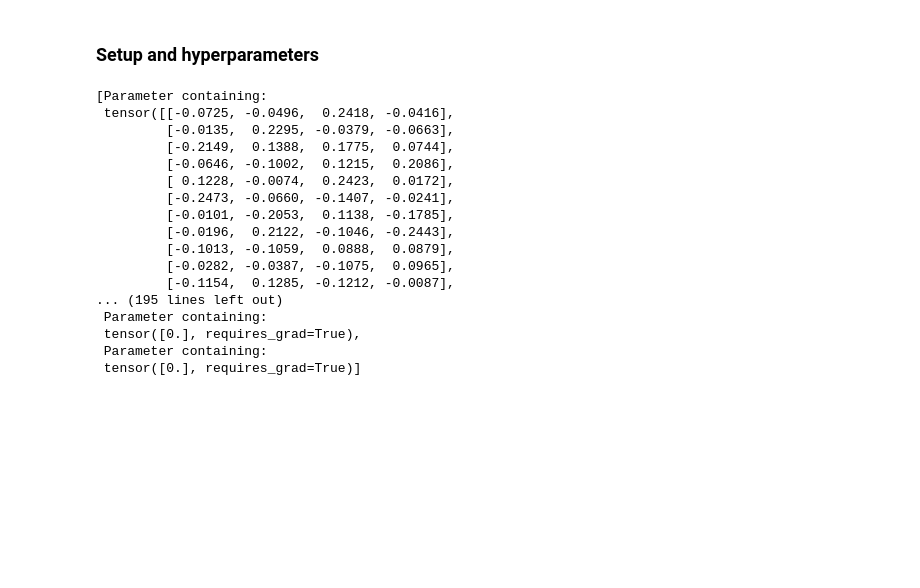
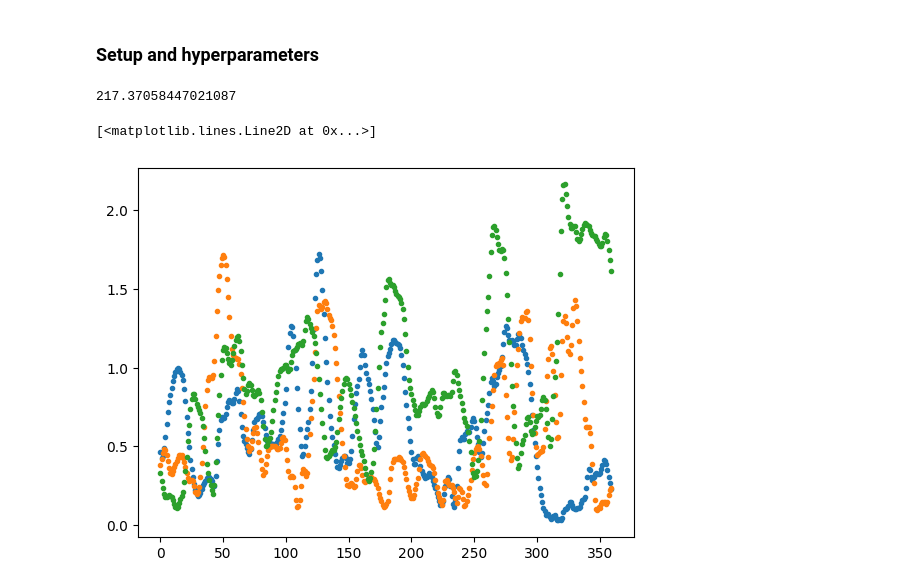
Before and after one commit to commaai/controls_challenge, a Jupyter notebook: PPO_control/experiment.ipynb, the cells around one changed output. Cells and saved outputs as stored; diff of their text form; code cells hidden in the pictures; blank space fills up the shorter version.

```diff
--- a/PPO_control/experiment.ipynb
+++ b/PPO_control/experiment.ipynb
@@ -162 +175,5 @@ sim_rollout = partial(episode_rollout, tinyphysicsmodel, data_paths, experience_
+# %%
+total_cost
+# %% [output]
+217.37058447021087
 # %%
@@ -171,24 +189,25 @@ sim = TinyPhysicsSimulator(tinyphysicsmodel, [df], controller=controller, episod
 lat_cost, jerk_cost, total_cost = sim.rollout()
-# %%
-list(policy_model.feature_lstm.parameters()) + list(policy_model.actor.parameters()) + [policy_model.log_std]
-# %% [output]
-[Parameter containing:
- tensor([[-0.0725, -0.0496,  0.2418, -0.0416],
-         [-0.0135,  0.2295, -0.0379, -0.0663],
-         [-0.2149,  0.1388,  0.1775,  0.0744],
-         [-0.0646, -0.1002,  0.1215,  0.2086],
-         [ 0.1228, -0.0074,  0.2423,  0.0172],
-         [-0.2473, -0.0660, -0.1407, -0.0241],
-         [-0.0101, -0.2053,  0.1138, -0.1785],
-         [-0.0196,  0.2122, -0.1046, -0.2443],
-         [-0.1013, -0.1059,  0.0888,  0.0879],
-         [-0.0282, -0.0387, -0.1075,  0.0965],
-         [-0.1154,  0.1285, -0.1212, -0.0087],
-... (195 lines left out)
- Parameter containing:
- tensor([0.], requires_grad=True),
- Parameter containing:
- tensor([0.], requires_grad=True)]
+# %%
+feature_lstm = policy_model.feature_lstm
+obs1 = [x[0][None, :] for x in controller.observation_history]
+obs2 = [x[1][None, :] for x in controller.observation_history]
+past_obs1 = torch.vstack(obs1[20:400]).to(device)
+past_obs2 = torch.vstack(obs2[20:400]).to(device)
+# %%
+with torch.no_grad():
+    feature1 = feature_lstm(past_obs1)[0][:, -1]
+    feature2 = feature_lstm(past_obs2)[0][:, -1]
+
+    diffs1 = torch.sqrt_(((feature1[20:] - feature1[:-20]) ** 2).sum(dim=-1)).cpu().numpy()
+    diffs2 = torch.sqrt_(((feature2[20:] - feature2[:-20]) ** 2).sum(dim=-1)).cpu().numpy()
+    diffsx = torch.sqrt_(((feature2[20:] - feature1[:-20]) ** 2).sum(dim=-1)).cpu().numpy()
+# %%
+plt.plot(diffs1, '.')
+plt.plot(diffs2, '.')
+plt.plot(diffsx, '.')
+# %% [output]
+[<matplotlib.lines.Line2D at 0x...>]
+[figure, added]
 # %%
 fig, ax = plt.subplots(figsize=(10, 5))
 ax.plot(sim.target_lataccel_histories.flatten(), label="Target Lateral Acceleration", alpha=0.5)
```
Also changed, not shown: parts of 5 cells of this notebook, 7 other files.
